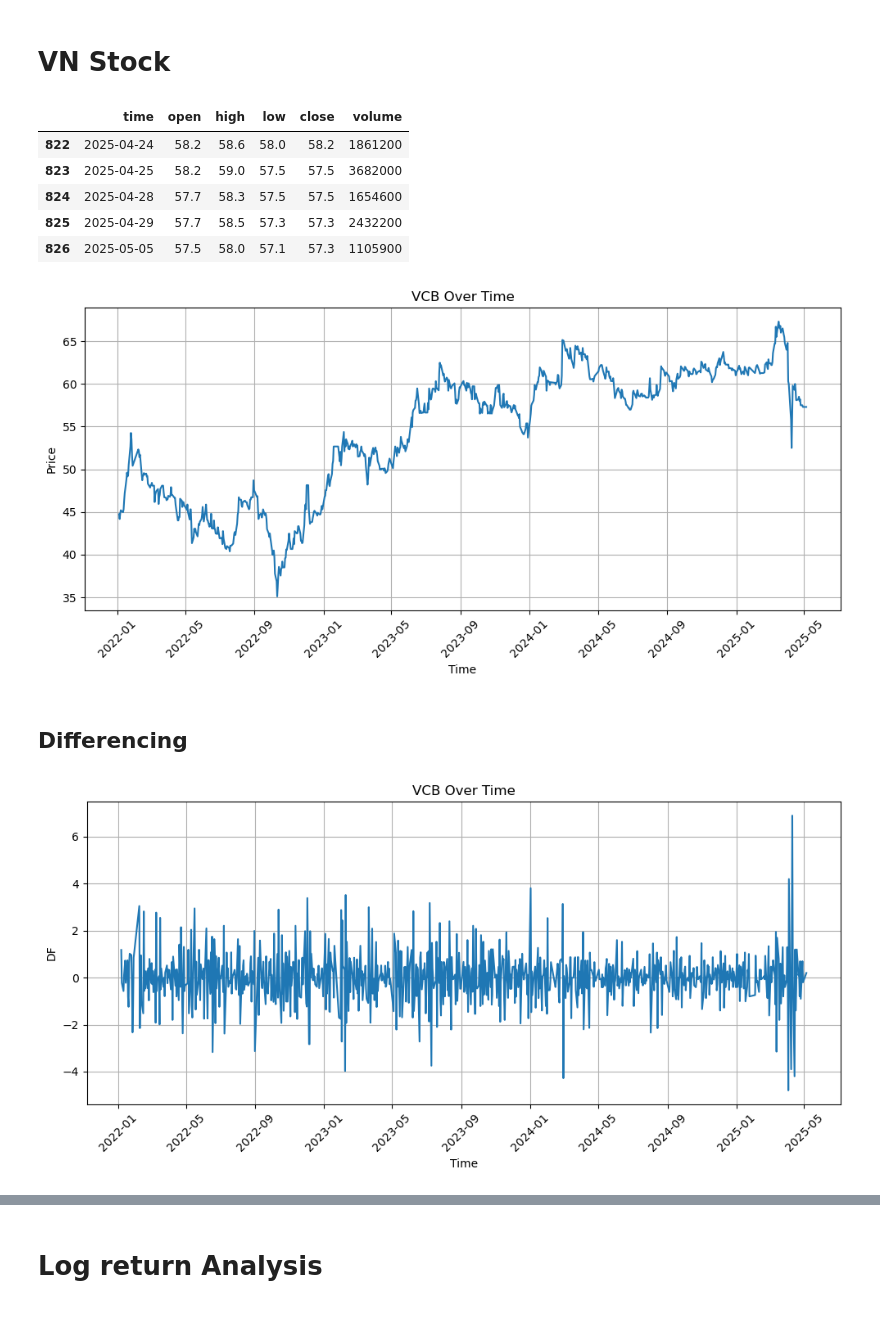
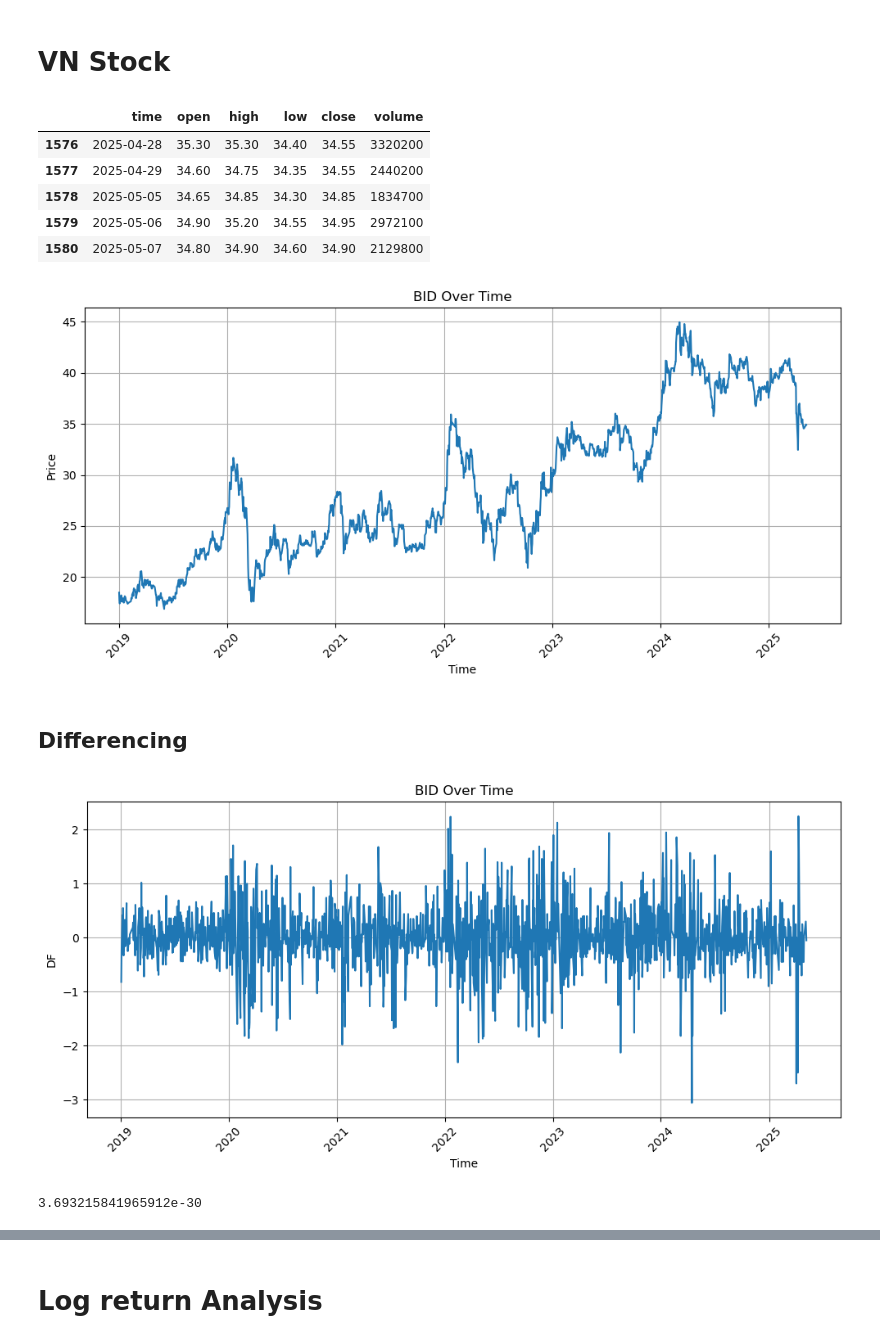
Before and after one commit to thangtm58/trading_algorithm, a Jupyter notebook: ssi.ipynb, the cells around one changed output, grey strips where cells are left out. Saved outputs shown, nothing was run; the diff lists cells and outputs as text; code cells hidden in the pictures.

```diff
--- a/ssi.ipynb
+++ b/ssi.ipynb
@@ -169,17 +173,17 @@ for _ in range(75):
 # %%
 from vnstock import Vnstock
 
-symbol = 'VCB'
+symbol = 'BID'
 stock = Vnstock().stock(symbol=symbol, source='VCI')
-stk = stock.quote.history(start='2022-01-01', end=datetime.today().strftime("%Y-%m-%d"), to_df=True)
+stk = stock.quote.history(start='2019-01-01', end=datetime.today().strftime("%Y-%m-%d"), to_df=True)
 stk.tail()
 # %% [output]
 |  | time | open | high | low | close | volume |
-| 822 | 2025-04-24 | 58.2 | 58.6 | 58.0 | 58.2 | 1861200 |
-| 823 | 2025-04-25 | 58.2 | 59.0 | 57.5 | 57.5 | 3682000 |
-| 824 | 2025-04-28 | 57.7 | 58.3 | 57.5 | 57.5 | 1654600 |
-| 825 | 2025-04-29 | 57.7 | 58.5 | 57.3 | 57.3 | 2432200 |
-| 826 | 2025-05-05 | 57.5 | 58.0 | 57.1 | 57.3 | 1105900 |
+| 1576 | 2025-04-28 | 35.30 | 35.30 | 34.40 | 34.55 | 3320200 |
+| 1577 | 2025-04-29 | 34.60 | 34.75 | 34.35 | 34.55 | 2440200 |
+| 1578 | 2025-05-05 | 34.65 | 34.85 | 34.30 | 34.85 | 1834700 |
+| 1579 | 2025-05-06 | 34.90 | 35.20 | 34.55 | 34.95 | 2972100 |
+| 1580 | 2025-05-07 | 34.80 | 34.90 | 34.60 | 34.90 | 2129800 |
 # %%
 # Plot
 plt.figure(figsize=(10, 5))
@@ -192,21 +196,26 @@ plt.xticks(rotation=45)
 plt.tight_layout()
 plt.show()
 # %% [output]
-[figure, old version]
+[figure, new version]
 # %% [markdown]
 ## Differencing
 # %%
-stk['df'] = stk['close'].diff().diff()
+stk['df'] = stk['close'].diff()
 
 # Plot
 plt.figure(figsize=(10, 5))
 plt.plot(stk['time'], stk['df'])
 plt.xlabel('Time')
 plt.ylabel('DF')
 plt.title(f'{symbol} Over Time')
 plt.grid(True)
 plt.xticks(rotation=45)
 plt.tight_layout()
 plt.show()
 # %% [output]
-[figure, old version]
+[figure, new version]
+# %%
+#Adfuller check stationary
+adfuller(stk['df'].dropna())[1]
+# %% [output]
+3.693215841965912e-30
```
Also changed, not shown: parts of 10 cells of this notebook.
